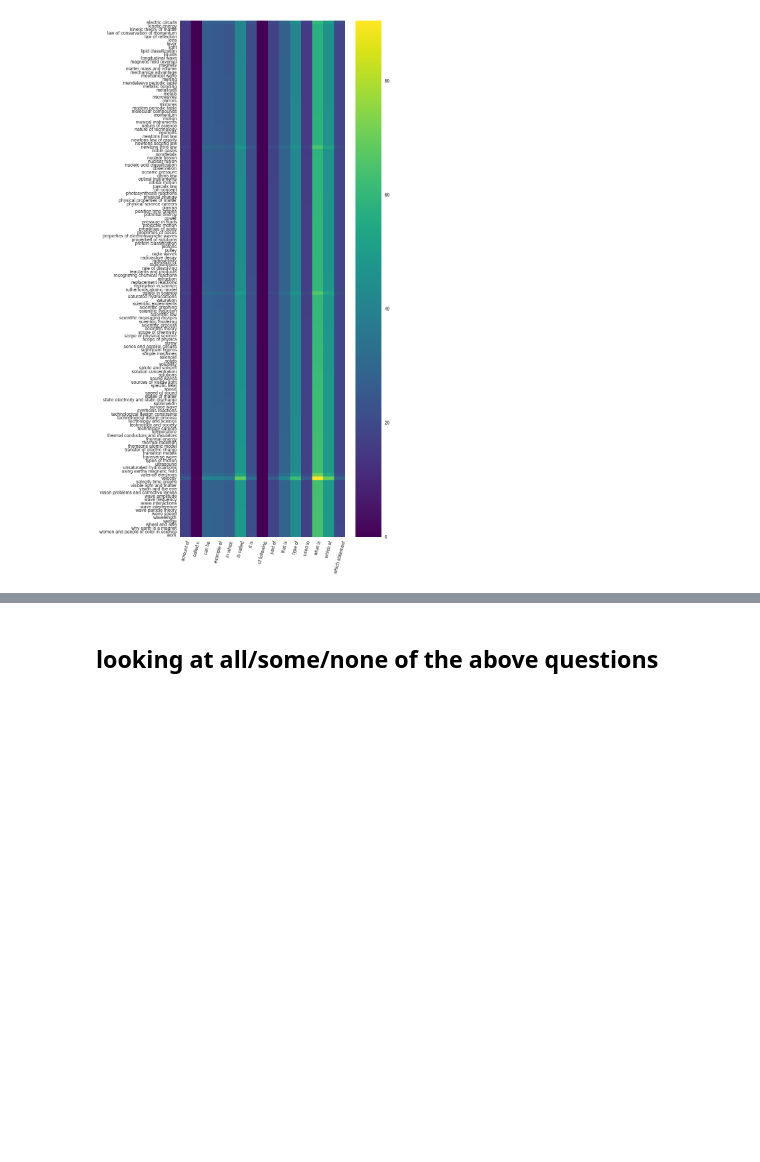
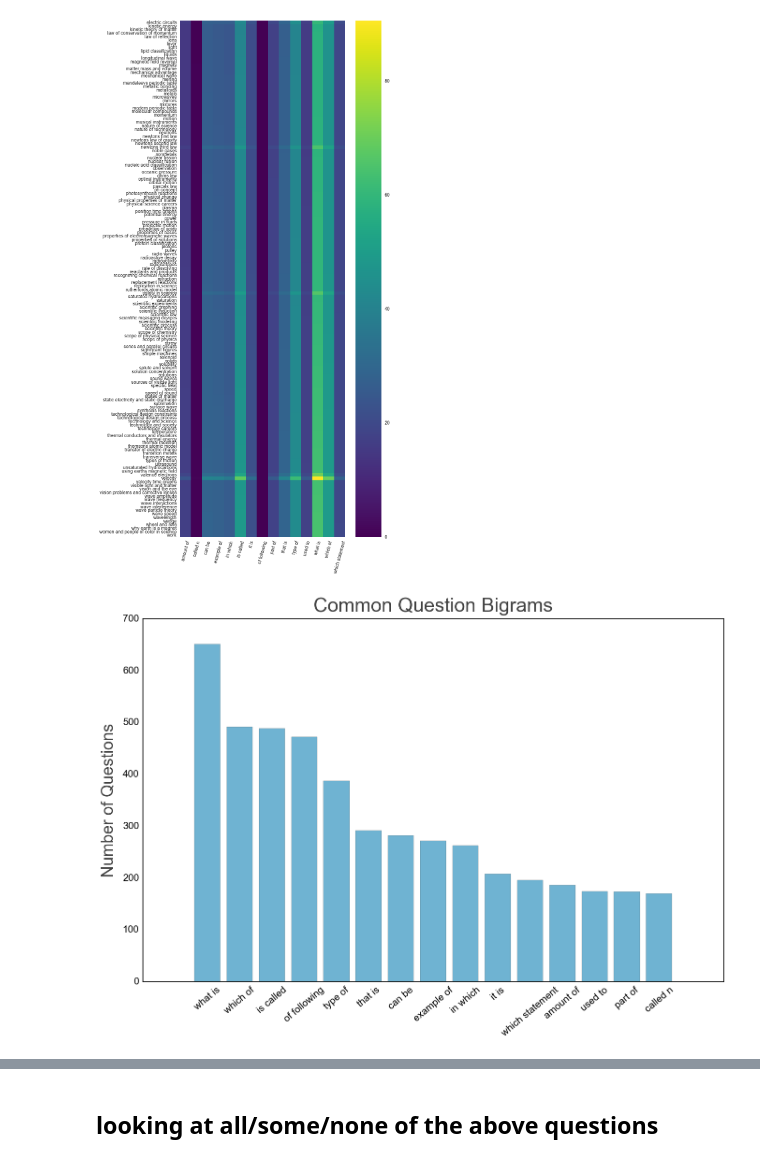
Before and after one commit to drschwenk/stb_notebooks, a Jupyter notebook: generate_figs.ipynb, the cells around one changed output, grey strips where cells are left out. Drawn from its saved outputs; the diff is of its cells as text; code cells hidden in the pictures; blank space fills up the shorter version.

```diff
--- a/generate_figs.ipynb
+++ b/generate_figs.ipynb
@@ -174,8 +177,7 @@ print([word[0] for word in most_common_qw])
 phrase_bi_finder = BigramCollocationFinder.from_words(normalized_tokens)
 phrase_bi_finder.apply_freq_filter(75)
 # phrase_bi_finder.nbest(bigram_measures.pmi, 10)
+most_common_bigrams = []
 
-two_word_qtypes = []
 for k,v in sorted(phrase_bi_finder.ngram_fd.items(), key=lambda x:x[1], reverse=True)[:15]:
-    print(' '.join(k), v)
-    two_word_qtypes.append(' '.join(k))
+    most_common_bigrams.append((' '.join(k), v))
@@ -265,3 +236,27 @@ _ = sns.heatmap(high_values_lessons, cmap='viridis', robust=False)
 _ = plt.xticks(rotation=75)
 # %% [output]
 [figure]
+# %%
+sorted_common = sorted(most_common_bigrams, key=lambda x: x[1], reverse=True)
+
+qtype = list(zip(*sorted_common))[0]
+q_num = list(zip(*sorted_common))[1]
+x_pos = np.arange(len(qtype))
+
+plot_to_save = plt.bar(x_pos, q_num,align='center')
+plt.xticks(x_pos, qtype, rotation=40)
+
+fig_labels = {
+    'fig_title': 'Common Question Bigrams',
+    'x_label': '',
+    'y_label': 'Number of Questions'
+}
+
+# weights = np.ones_like(array_to_hist)/len(array_to_hist)
+# tick_labels = plot_to_save.get_yticks()
+# plot_to_save.set_yticklabels(['{:2.2f}%'.format(i*100) for i in tick_labels])
+
+image_filename = fig_dir +  fig_labels['fig_title'].lower().replace(' ', '_') + '.pdf'
+make_and_save_standard_fig(plot_to_save, fig_labels,  image_filename)
+# %% [output]
+[figure, added]
```
Also changed, not shown: parts of 41 cells of this notebook, 2 other files.
